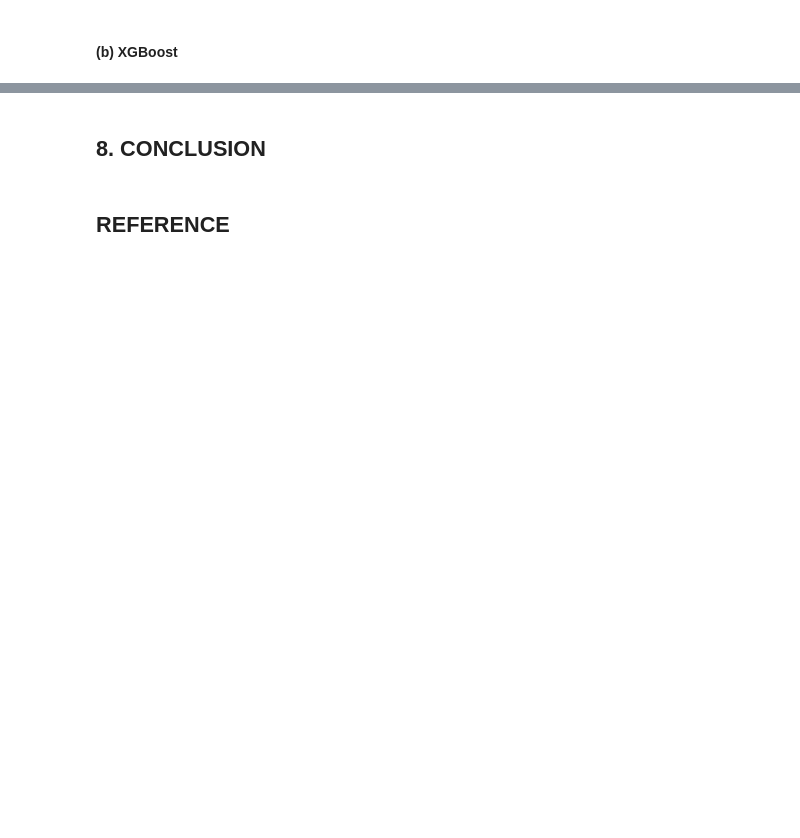
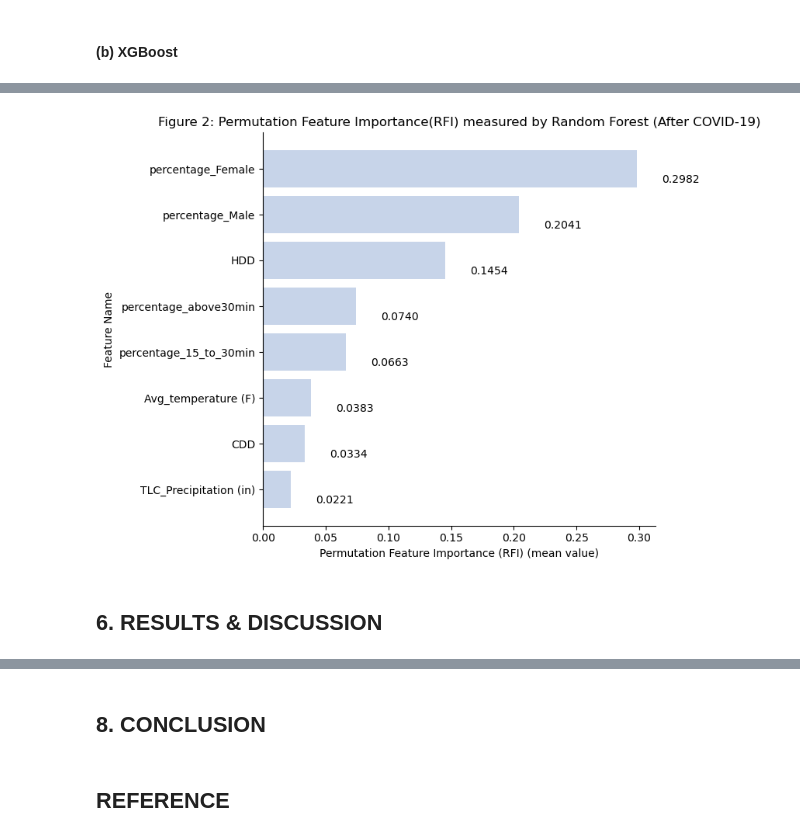
Before and after one commit to qiyuechen1202/0006_Data_Science, a Jupyter notebook: Assessment.ipynb, the cells around one changed output, grey strips where cells are left out. Cells and saved outputs as stored; diff of their text form; code cells hidden in the pictures; blank space fills up the shorter version.

```diff
--- a/Assessment.ipynb
+++ b/Assessment.ipynb
@@ -839,0 +1194,27 @@ com_models
+# %%
+# plot the rank
+importance_A_sorted = importance_A.sort_values(by='Absolute Importance(A)', ascending=True)
+
+# change the colour, the positive value is blue, and the negative value is red
+importance_A_sorted['Color'] = np.where(importance_A_sorted['Importance(A)'] >= 0,'#C7D4E9','#F4C7C9')
+fig, ax = plt.subplots(figsize=(8, 6))
+bars = ax.barh(importance_A_sorted['Feature'],
+               importance_A_sorted['Importance(A)'],
+               color=importance_A_sorted['Color'])
+# title
+ax.set_title("Figure 2: Permutation Feature Importance(RFI) measured by Random Forest (After COVID-19)")
+# increase the name of features
+for bar in bars.patches:
+    ax.text(bar.get_width() + 0.02, bar.get_y() + 0.1, '{:.4f}'.format(bar.get_width()), fontsize=10)
+
+ax.spines['top'].set_visible(False)
+ax.spines['right'].set_visible(False)
+
+ax.set_xlabel('Permutation Feature Importance (RFI) (mean value)')
+ax.set_ylabel('Feature Name')
+fig.tight_layout()
+plt.show()
+# %% [output]
+[figure, added]
+# %% [markdown]
+## 6. RESULTS & DISCUSSION
```
Also changed, not shown: parts of 57 cells of this notebook, 1 other file.
